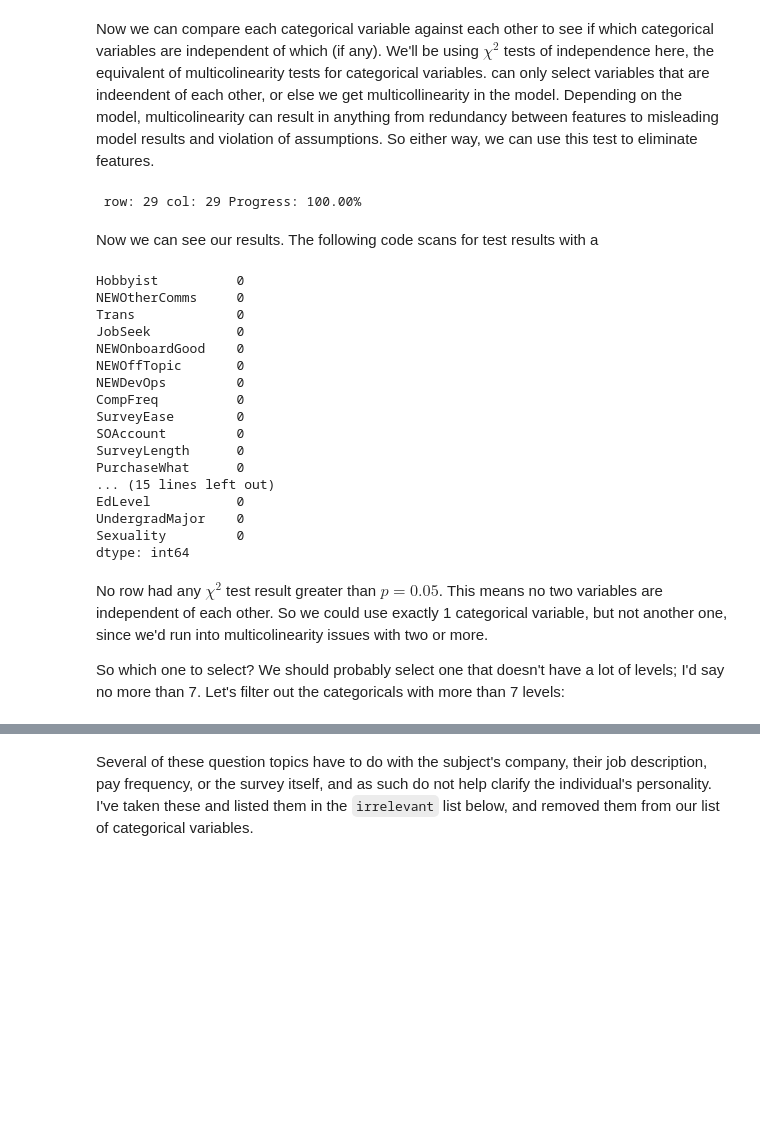
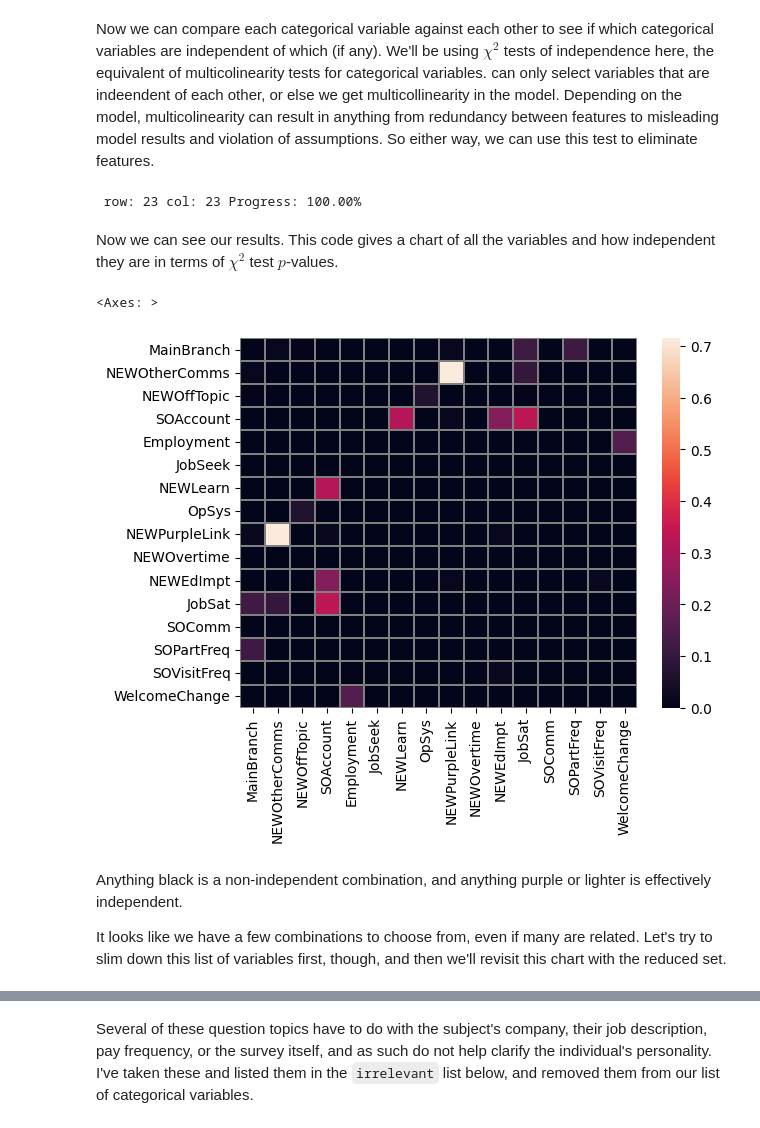
Before and after one commit to lmr97/datamining_proj_final, a Jupyter notebook: Project4.ipynb, the cells around one changed output, grey strips where cells are left out. Saved outputs shown, nothing was run; the diff lists cells and outputs as text; code cells hidden in the pictures; blank space fills up the shorter version.

Commit message:
each reference to the dataset is through the same object (called df), AND non-zero chi-sq results now

```diff
--- a/Project4.ipynb
+++ b/Project4.ipynb
@@ -75,6 +83,6 @@ Total Columns: 61
 # %%
 # count number of levels on each categorical column, drop ones with high number of levels
 # sorted for convenience
-col_unique_counts = cat_vars.nunique(dropna=True).sort_values(axis=0, ascending=True)
+col_unique_counts = df[cat_vars_cols].nunique(dropna=True).sort_values(axis=0, ascending=True)
 print(col_unique_counts)
 # %% [output]
@@ -117,56 +122,58 @@ Now we can compare each categorical variable against each other to see if which
 # %%
 # this codeblock takes about 45s to run on my (slow) machine
 # it simply conducts the tests and saves the results
+num_cat_cols = len(cat_vars_cols)
+chi_sq_tests = np.zeros((num_cat_cols, num_cat_cols))
 
-chi_sq_tests = np.zeros((len(cat_vars.columns),len(cat_vars.columns)))
+for i, rows in enumerate(cat_vars_cols):
+    for j, cols in enumerate(cat_vars_cols):
 
-for i, rows in enumerate(cat_vars.columns):
-    for j, cols in enumerate(cat_vars.columns):
+        row_levels = df[rows].unique()
+        col_levels = df[cols].unique()
 
-        ctab_result = crosstab(cat_vars[rows], cat_vars[cols],
+        ctab_result = crosstab(df[rows], df[cols],
                                levels=(
-                                   cat_vars[rows].unique(),
-                                   cat_vars[cols].unique()))
+                                   row_levels[~pd.isnull(row_levels)],  # don't consider null as a level value
+                                   col_levels[~pd.isnull(col_levels)]))
 
-        test_results = stats.chi2_contingency(ctab_result[1])
-        chi_sq_tests[i][j] = test_results[1]  # load p-values into the grid
-        amount_completed = 100*((len(cat_vars.columns)*i + j + 1)/len(cat_vars.columns)**2)
+        # if there is a row or column of all zeros in the contingency table (ctab_result[1])
+        # then mark the chi-squared test for that combo 0
+        # this is because there is a relationship between the two of some sort,
+        # but it causes the chi-squared test to be impossible due to an implicit div-0 error
+
+        # this conditions checks to make sure there is at least one non-zero value in each row/col
+        if (np.all(ctab_result[1], axis=0).all() and np.all(ctab_result[1], axis=1).all()):
+            test_results = stats.chi2_contingency(ctab_result[1])
+            chi_sq_tests[i][j] = test_results[1]  # load p-values into the grid
+        else:
+            chi_sq_tests[i][j] = 0
+
+
+        # this part prints the completion status
+        amount_completed = 100*((num_cat_cols*i + j + 1)/num_cat_cols**2)
         print(" row:", i,
               "col:", j,
               "Progress: {:.2f}%".format(amount_completed),
               end="\r")  # progress
 # %% [output]
- row: 29 col: 29 Progress: 100.00%
+ row: 23 col: 23 Progress: 100.00%
 # %% [markdown]
-Now we can see our results. The following code scans for test results with a
+Now we can see our results. This code gives a chart of all the variables and how independent they are in terms of $\chi^2$ test $p$-values.
 # %%
 # redefine as a DataFrame, to have labels
 chi_sq_tests = pd.DataFrame(chi_sq_tests,
-                            columns=cat_vars.columns,
-                            index=cat_vars.columns)
+                            columns=cat_vars_cols,
+                            index=cat_vars_cols)
 round(chi_sq_tests,2).to_csv('chi_sq_tests.csv')    # to save for later
 
-indep_vars = chi_sq_tests.gt(0.05)           # show which cells in are greater than p=0.05, null not rejected
-print(chi_sq_tests[indep_vars].count())      # count all rows in each col where indep_vars == True
+sns.heatmap(chi_sq_tests,
+            #cmap=['white','black'],
+            linewidths=0.1,
+            linecolor='grey')
 # %% [output]
-Hobbyist          0
-NEWOtherComms     0
-Trans             0
-JobSeek           0
-NEWOnboardGood    0
-NEWOffTopic       0
-NEWDevOps         0
-CompFreq          0
-SurveyEase        0
-SOAccount         0
-SurveyLength      0
-PurchaseWhat      0
-... (15 lines left out)
-EdLevel           0
-UndergradMajor    0
-Sexuality         0
-dtype: int64
+<Axes: >
+[figure, added]
 # %% [markdown]
-No row had any $\chi^2$ test result greater than $p = 0.05$. This means no two variables are independent of each other. So we could use exactly 1 categorical variable, but not another one, since we'd run into multicolinearity issues with two or more.
+Anything black is a non-independent combination, and anything purple or lighter is effectively independent.
 
-So which one to select?  We should probably select one that doesn't have a lot of levels; I'd say no more than 7. Let's filter out the categoricals with more than 7 levels:
+It looks like we have a few combinations to choose from, even if many are related. Let's try to slim down this list of variables first, though, and then we'll revisit this chart with the reduced set.
```
Also changed, not shown: parts of 20 cells of this notebook, 1 other file.
